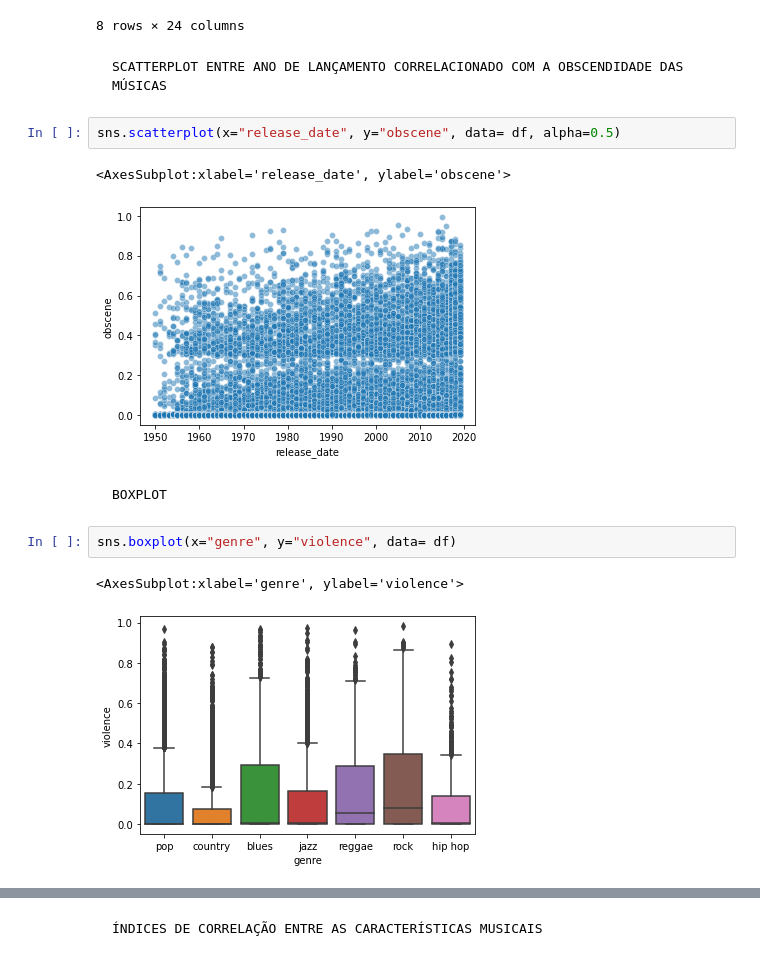
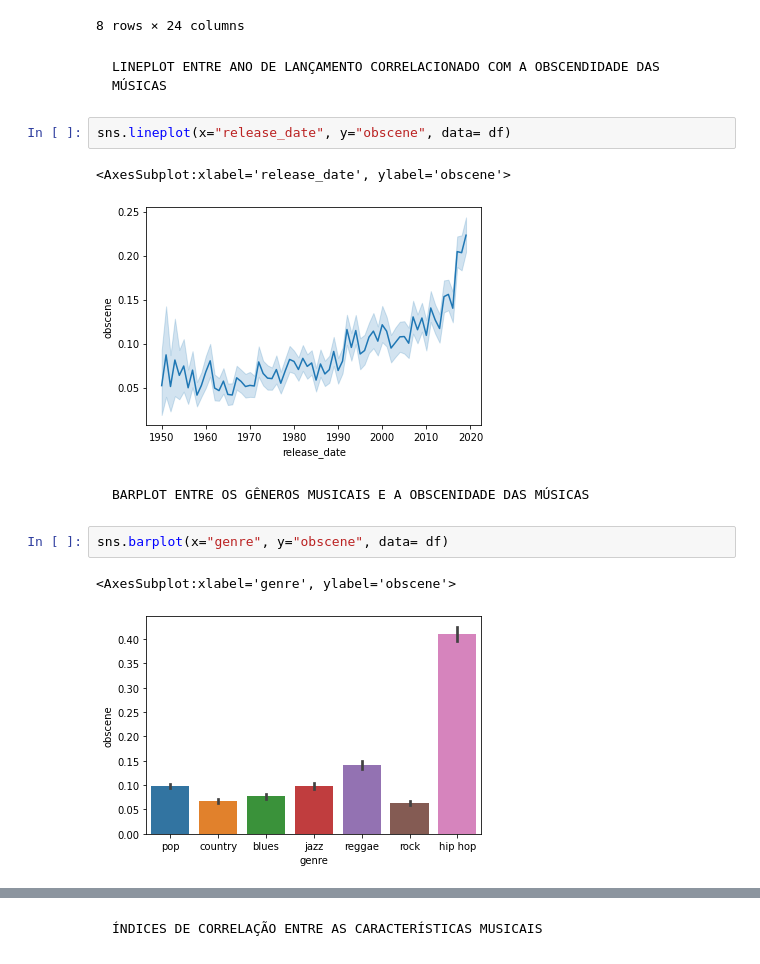
Before and after one commit to viniciusolzon/Music_Analysis, a Jupyter notebook: notebooks/dados.ipynb, the cells around one changed output, grey strips where cells are left out. Drawn from its saved outputs; the diff is of its cells as text.

Commit message:
Adicionei barplot e lineplot

```diff
--- a/notebooks/dados.ipynb
+++ b/notebooks/dados.ipynb
@@ -44,16 +44,16 @@ df.describe()
 | max | 2019.000000 | 199.000000 | 0.647706 | 0.981781 | 0.962105 | 0.973684 | 0.497463 | 0.545303 | ... |
 8 rows × 24 columns
 # %% [markdown]
-    SCATTERPLOT ENTRE ANO DE LANÇAMENTO CORRELACIONADO COM A OBSCENDIDADE DAS MÚSICAS
+    LINEPLOT ENTRE ANO DE LANÇAMENTO CORRELACIONADO COM A OBSCENDIDADE DAS MÚSICAS
 # %%
-sns.scatterplot(x="release_date", y="obscene", data= df, alpha=0.5)
+sns.lineplot(x="release_date", y="obscene", data= df)
 # %% [output]
 <AxesSubplot:xlabel='release_date', ylabel='obscene'>
-[figure, old version]
+[figure, new version]
-# %% [markdown]
-    BOXPLOT
+# %% [markdown]
+    BARPLOT ENTRE OS GÊNEROS MUSICAIS E A OBSCENIDADE DAS MÚSICAS
 # %%
-sns.boxplot(x="genre", y="violence", data= df)
+sns.barplot(x="genre", y="obscene", data= df)
 # %% [output]
-<AxesSubplot:xlabel='genre', ylabel='violence'>
+<AxesSubplot:xlabel='genre', ylabel='obscene'>
-[figure, old version]
+[figure, new version]
```
Also changed, not shown: parts of 7 cells of this notebook.
